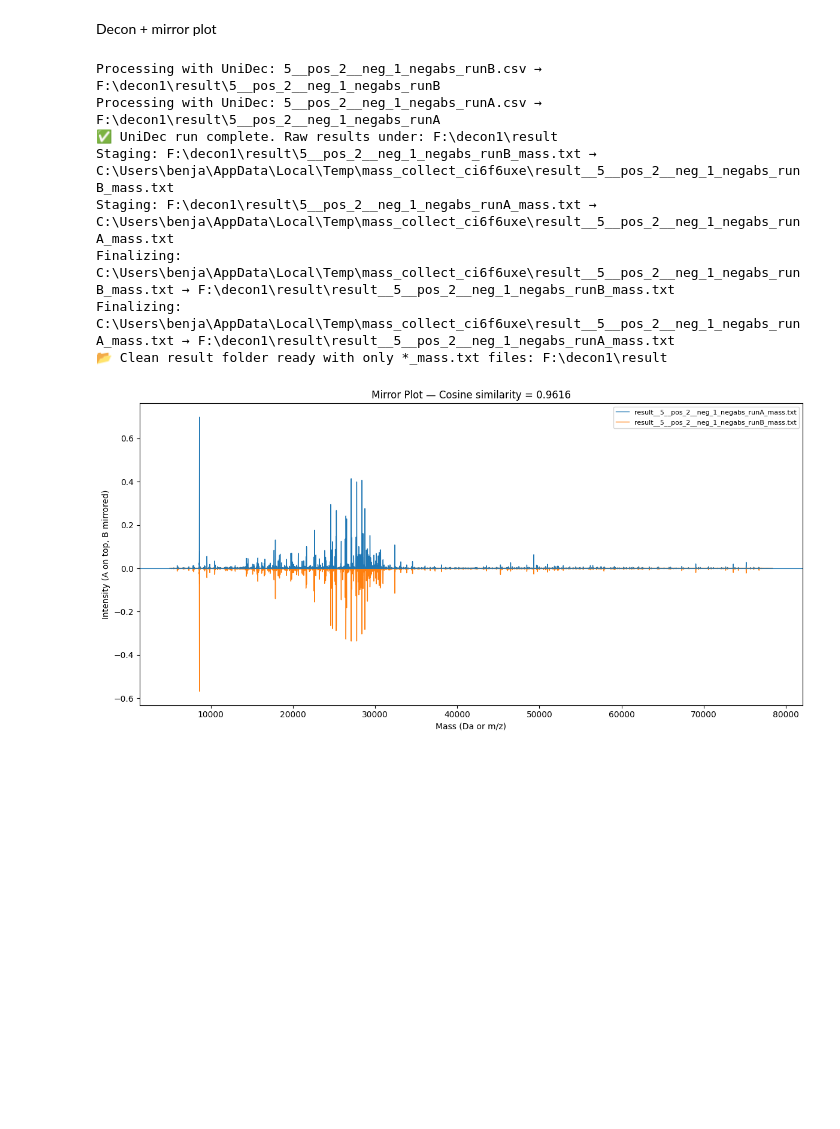
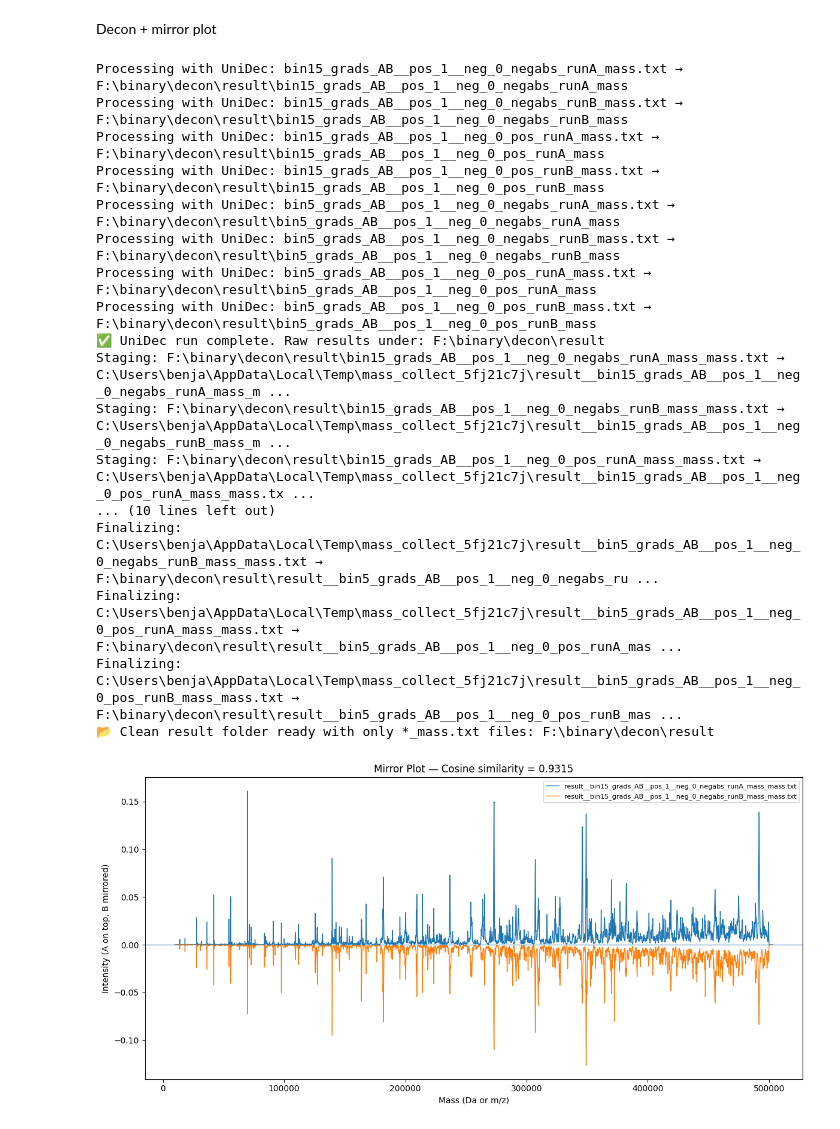
Before and after one commit to benjaminnigjeh/ip-neuro, a Jupyter notebook: notebooks/vis_decon.ipynb, the cells around one changed output. Drawn from its saved outputs; the diff is of its cells as text; code cells hidden in the pictures; blank space fills up the shorter version.

```diff
--- a/notebooks/vis_decon.ipynb
+++ b/notebooks/vis_decon.ipynb
@@ -13,9 +13,9 @@ import pandas as pd
 import matplotlib.pyplot as plt
 
 # ====================== USER CONFIG ======================
-ROOT_FOLDER = r"F:\decon1"           # Folder with the TWO input files (top-level)
+ROOT_FOLDER = r"F:\binary\decon"           # Folder with the TWO input files (top-level)
 RESULT_SUBFOLDER = "result"          # Where UniDec writes per-file subfolders
-PLOT_OUT_DIR = r"F:\decon1\decon"    # Where to save mirror PNG + aligned CSV
+PLOT_OUT_DIR = r"F:\binary\decon"    # Where to save mirror PNG + aligned CSV
 
 # Optional: set a mass window to zoom (min_mass, max_mass); or None to plot all
 MASS_WINDOW = None  # e.g., (14000, 16000)
@@ -228,40 +228,49 @@ def main():
 
     out_png = os.path.join(PLOT_OUT_DIR, f"mirror_{baseA}__vs__{baseB}.png")
     out_csv = os.path.join(PLOT_OUT_DIR, f"aligned_{baseA}__vs__{baseB}.csv")
 
     # 4) Load, align, cosine, plot
     A = load_two_col_flexible(file_a)
     B = load_two_col_flexible(file_b)
     merged = align_on_mass(A, B)
 
     cos_sim = cosine_similarity(
         merged["intensity_A"].to_numpy(),
         merged["intensity_B"].to_numpy()
     )
 
     plot_mirror(merged, os.path.basename(file_a), os.path.basename(file_b), cos_sim, out_png)
 
     # 5) Save aligned table
     merged.to_csv(out_csv, index=False)
 
     print("\nFiles used:")
     print(" A:", file_a)
     print(" B:", file_b)
     print(f"Cosine similarity: {cos_sim:.6f}")
     print("Saved PNG:", os.path.abspath(out_png))
     print("Saved CSV:", os.path.abspath(out_csv))
 
 
 if __name__ == "__main__":
     main()
 # %% [output]
-Processing with UniDec: 5__pos_2__neg_1_negabs_runB.csv → F:\decon1\result\5__pos_2__neg_1_negabs_runB
-Processing with UniDec: 5__pos_2__neg_1_negabs_runA.csv → F:\decon1\result\5__pos_2__neg_1_negabs_runA
-✅ UniDec run complete. Raw results under: F:\decon1\result
-Staging: F:\decon1\result\5__pos_2__neg_1_negabs_runB_mass.txt → C:\Users\benja\AppData\Local\Temp\mass_collect_ci6f6uxe\result__5__pos_2__neg_1_negabs_runB_mass.txt
-Staging: F:\decon1\result\5__pos_2__neg_1_negabs_runA_mass.txt → C:\Users\benja\AppData\Local\Temp\mass_collect_ci6f6uxe\result__5__pos_2__neg_1_negabs_runA_mass.txt
-Finalizing: C:\Users\benja\AppData\Local\Temp\mass_collect_ci6f6uxe\result__5__pos_2__neg_1_negabs_runB_mass.txt → F:\decon1\result\result__5__pos_2__neg_1_negabs_runB_mass.txt
-Finalizing: C:\Users\benja\AppData\Local\Temp\mass_collect_ci6f6uxe\result__5__pos_2__neg_1_negabs_runA_mass.txt → F:\decon1\result\result__5__pos_2__neg_1_negabs_runA_mass.txt
-📂 Clean result folder ready with only *_mass.txt files: F:\decon1\result
+Processing with UniDec: bin15_grads_AB__pos_1__neg_0_negabs_runA_mass.txt → F:\binary\decon\result\bin15_grads_AB__pos_1__neg_0_negabs_runA_mass
+Processing with UniDec: bin15_grads_AB__pos_1__neg_0_negabs_runB_mass.txt → F:\binary\decon\result\bin15_grads_AB__pos_1__neg_0_negabs_runB_mass
+Processing with UniDec: bin15_grads_AB__pos_1__neg_0_pos_runA_mass.txt → F:\binary\decon\result\bin15_grads_AB__pos_1__neg_0_pos_runA_mass
+Processing with UniDec: bin15_grads_AB__pos_1__neg_0_pos_runB_mass.txt → F:\binary\decon\result\bin15_grads_AB__pos_1__neg_0_pos_runB_mass
+Processing with UniDec: bin5_grads_AB__pos_1__neg_0_negabs_runA_mass.txt → F:\binary\decon\result\bin5_grads_AB__pos_1__neg_0_negabs_runA_mass
+Processing with UniDec: bin5_grads_AB__pos_1__neg_0_negabs_runB_mass.txt → F:\binary\decon\result\bin5_grads_AB__pos_1__neg_0_negabs_runB_mass
+Processing with UniDec: bin5_grads_AB__pos_1__neg_0_pos_runA_mass.txt → F:\binary\decon\result\bin5_grads_AB__pos_1__neg_0_pos_runA_mass
+Processing with UniDec: bin5_grads_AB__pos_1__neg_0_pos_runB_mass.txt → F:\binary\decon\result\bin5_grads_AB__pos_1__neg_0_pos_runB_mass
+✅ UniDec run complete. Raw results under: F:\binary\decon\result
+Staging: F:\binary\decon\result\bin15_grads_AB__pos_1__neg_0_negabs_runA_mass_mass.txt → C:\Users\benja\AppData\Local\Temp\mass_collect_5fj21c7j\result__bin15_grads_AB__pos_1__neg_0_negabs_runA_mass_m ...
+Staging: F:\binary\decon\result\bin15_grads_AB__pos_1__neg_0_negabs_runB_mass_mass.txt → C:\Users\benja\AppData\Local\Temp\mass_collect_5fj21c7j\result__bin15_grads_AB__pos_1__neg_0_negabs_runB_mass_m ...
+Staging: F:\binary\decon\result\bin15_grads_AB__pos_1__neg_0_pos_runA_mass_mass.txt → C:\Users\benja\AppData\Local\Temp\mass_collect_5fj21c7j\result__bin15_grads_AB__pos_1__neg_0_pos_runA_mass_mass.tx ...
+... (10 lines left out)
+Finalizing: C:\Users\benja\AppData\Local\Temp\mass_collect_5fj21c7j\result__bin5_grads_AB__pos_1__neg_0_negabs_runB_mass_mass.txt → F:\binary\decon\result\result__bin5_grads_AB__pos_1__neg_0_negabs_ru ...
+Finalizing: C:\Users\benja\AppData\Local\Temp\mass_collect_5fj21c7j\result__bin5_grads_AB__pos_1__neg_0_pos_runA_mass_mass.txt → F:\binary\decon\result\result__bin5_grads_AB__pos_1__neg_0_pos_runA_mas ...
+Finalizing: C:\Users\benja\AppData\Local\Temp\mass_collect_5fj21c7j\result__bin5_grads_AB__pos_1__neg_0_pos_runB_mass_mass.txt → F:\binary\decon\result\result__bin5_grads_AB__pos_1__neg_0_pos_runB_mas ...
+📂 Clean result folder ready with only *_mass.txt files: F:\binary\decon\result
-[figure, old version]
+[figure, new version]
 Files used:
```
Also changed, not shown: parts of 1 cell of this notebook, 5 other files.
